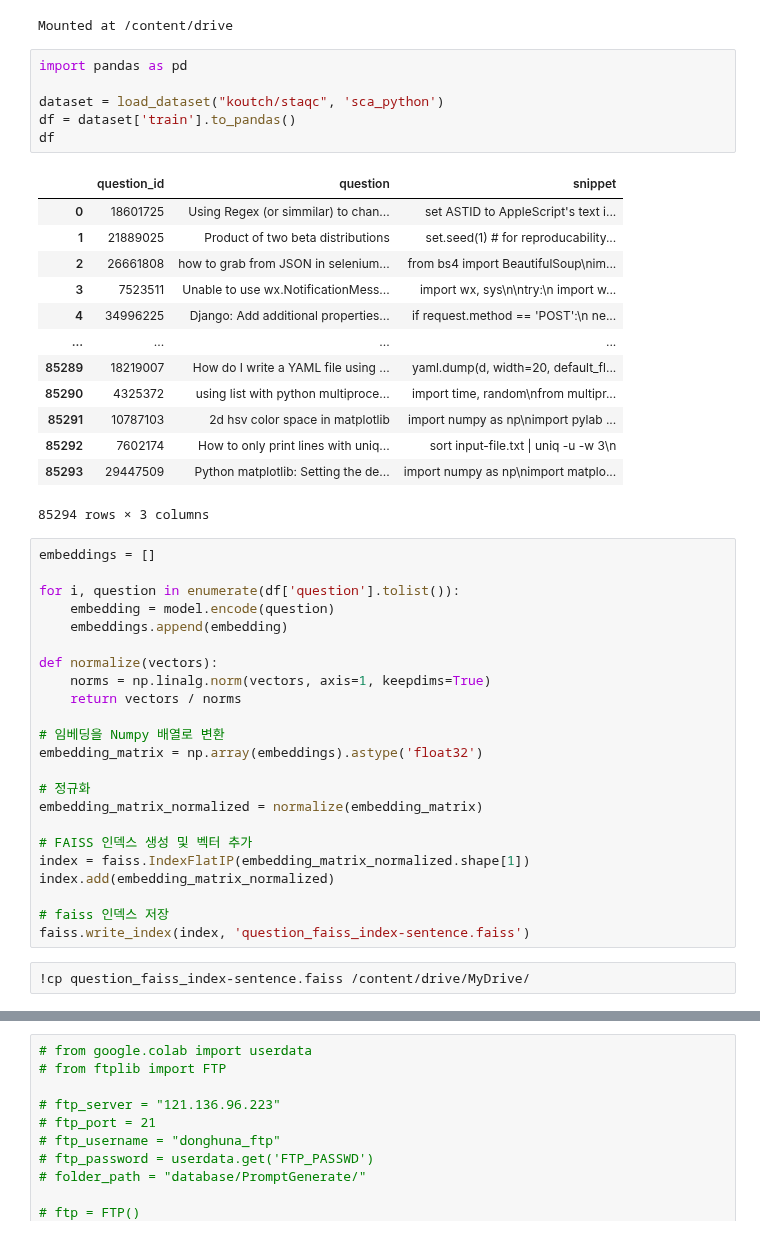
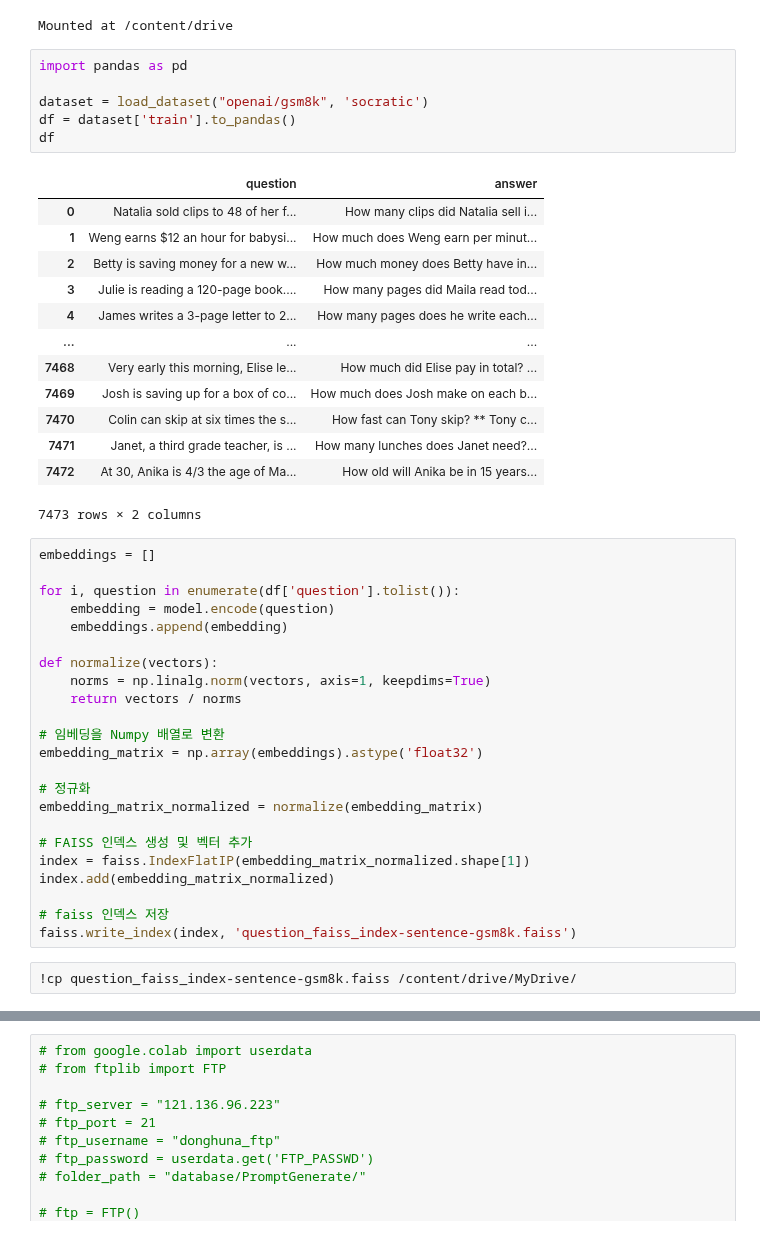
Before and after one commit to donghuna/PromptGenerate, a Jupyter notebook: RAG-gsm8k.ipynb, the cells around one changed output, grey strips where cells are left out. Drawn from its saved outputs; the diff is of its cells as text.

```diff
--- a/RAG-gsm8k.ipynb
+++ b/RAG-gsm8k.ipynb
@@ -88,23 +88,23 @@ Mounted at /content/drive
 # %%
 import pandas as pd
 
-dataset = load_dataset("koutch/staqc", 'sca_python')
+dataset = load_dataset("openai/gsm8k", 'socratic')
 df = dataset['train'].to_pandas()
 df
 # %% [output]
-|  | question_id | question | snippet |
-| 0 | 18601725 | Using Regex (or simmilar) to chan... | set ASTID to AppleScript's text i... |
-| 1 | 21889025 | Product of two beta distributions | set.seed(1) # for reproducability... |
-| 2 | 26661808 | how to grab from JSON in selenium... | from bs4 import BeautifulSoup\nim... |
-| 3 | 7523511 | Unable to use wx.NotificationMess... | import wx, sys\n\ntry:\n import w... |
-| 4 | 34996225 | Django: Add additional properties... | if request.method == 'POST':\n ne... |
-| ... | ... | ... | ... |
-| 85289 | 18219007 | How do I write a YAML file using ... | yaml.dump(d, width=20, default_fl... |
-| 85290 | 4325372 | using list with python multiproce... | import time, random\nfrom multipr... |
-| 85291 | 10787103 | 2d hsv color space in matplotlib | import numpy as np\nimport pylab ... |
-| 85292 | 7602174 | How to only print lines with uniq... | sort input-file.txt | uniq -u -w 3\n |
-| 85293 | 29447509 | Python matplotlib: Setting the de... | import numpy as np\nimport matplo... |
+|  | question | answer |
+| 0 | Natalia sold clips to 48 of her f... | How many clips did Natalia sell i... |
+| 1 | Weng earns $12 an hour for babysi... | How much does Weng earn per minut... |
+| 2 | Betty is saving money for a new w... | How much money does Betty have in... |
+| 3 | Julie is reading a 120-page book.... | How many pages did Maila read tod... |
+| 4 | James writes a 3-page letter to 2... | How many pages does he write each... |
+| ... | ... | ... |
+| 7468 | Very early this morning, Elise le... | How much did Elise pay in total? ... |
+| 7469 | Josh is saving up for a box of co... | How much does Josh make on each b... |
+| 7470 | Colin can skip at six times the s... | How fast can Tony skip? ** Tony c... |
+| 7471 | Janet, a third grade teacher, is ... | How many lunches does Janet need?... |
+| 7472 | At 30, Anika is 4/3 the age of Ma... | How old will Anika be in 15 years... |
-85294 rows × 3 columns
+7473 rows × 2 columns
 # %%
 embeddings = []
 
@@ -127,9 +127,9 @@ index = faiss.IndexFlatIP(embedding_matrix_normalized.shape[1])
 index.add(embedding_matrix_normalized)
 
 # faiss 인덱스 저장
-faiss.write_index(index, 'question_faiss_index-sentence.faiss')
+faiss.write_index(index, 'question_faiss_index-sentence-gsm8k.faiss')
 # %%
-!cp question_faiss_index-sentence.faiss /content/drive/MyDrive/
+!cp question_faiss_index-sentence-gsm8k.faiss /content/drive/MyDrive/
 # %%
 print(f"Number of questions: {len(df)}")
 print(f"Number of embeddings: {len(embeddings)}")
```
Also changed, not shown: parts of 5 cells of this notebook.
